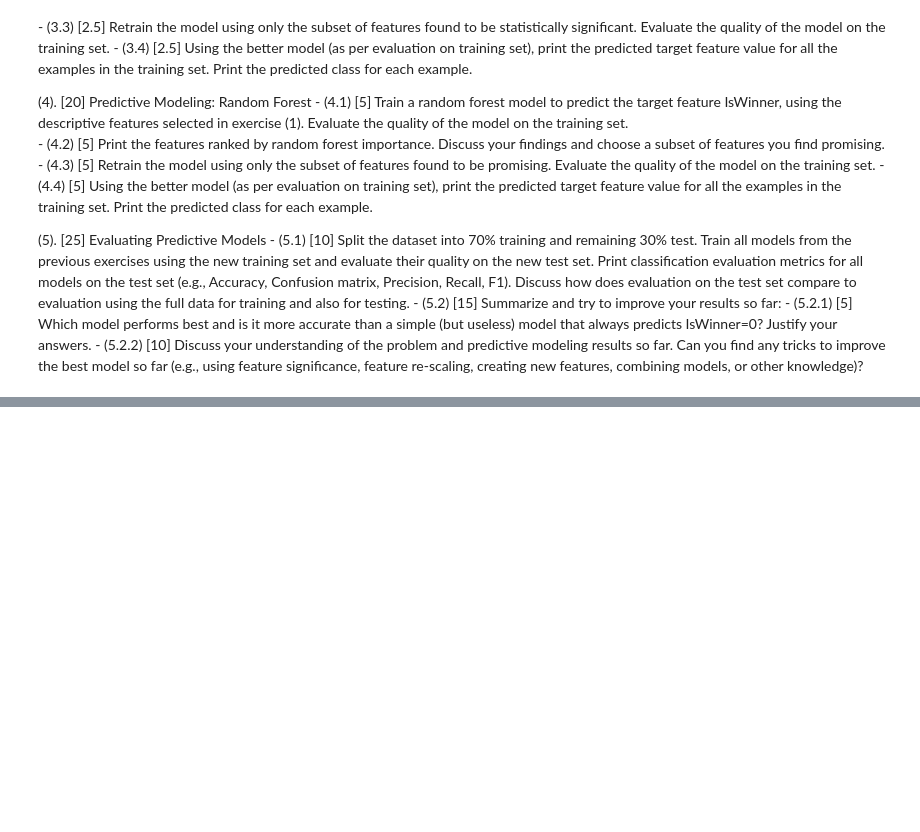
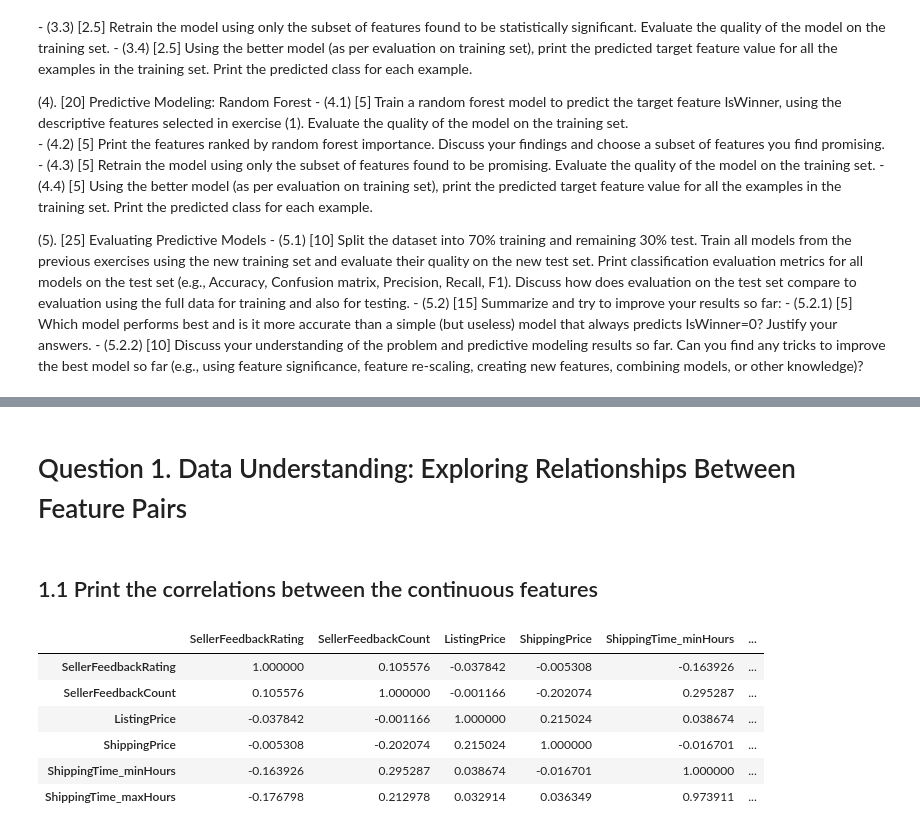
Before and after one commit to PamelaKelly/AmazonFeaturedOffersDataAnalysis, a Jupyter notebook: 2016-Homework2-Notebook.ipynb/2016-Homework2-Notebook.ipynb, the cells around one changed output, grey strips where cells are left out. Cells and saved outputs as stored; diff of their text form; code cells hidden in the pictures; blank space fills up the shorter version.

```diff
--- a/2016-Homework2-Notebook.ipynb/2016-Homework2-Notebook.ipynb
+++ b/2016-Homework2-Notebook.ipynb/2016-Homework2-Notebook.ipynb
@@ -62,0 +87,14 @@ We use the same dataset from Homework1 (you can use your cleaned/prepared CSV or
+# %% [markdown]
+# Question 1. Data Understanding: Exploring Relationships Between Feature Pairs
+# %% [markdown]
+## 1.1 Print the correlations between the continuous features
+# %%
+df[['SellerFeedbackRating', 'SellerFeedbackCount', 'ListingPrice', 'ShippingPrice', 'ShippingTime_minHours', 'ShippingTime_maxHours']].corr()
+# %% [output]
+|  | SellerFeedbackRating | SellerFeedbackCount | ListingPrice | ShippingPrice | ShippingTime_minHours | ... |
+| SellerFeedbackRating | 1.000000 | 0.105576 | -0.037842 | -0.005308 | -0.163926 | ... |
+| SellerFeedbackCount | 0.105576 | 1.000000 | -0.001166 | -0.202074 | 0.295287 | ... |
+| ListingPrice | -0.037842 | -0.001166 | 1.000000 | 0.215024 | 0.038674 | ... |
+| ShippingPrice | -0.005308 | -0.202074 | 0.215024 | 1.000000 | -0.016701 | ... |
+| ShippingTime_minHours | -0.163926 | 0.295287 | 0.038674 | -0.016701 | 1.000000 | ... |
+| ShippingTime_maxHours | -0.176798 | 0.212978 | 0.032914 | 0.036349 | 0.973911 | ... |
```
Also changed, not shown: parts of 28 cells of this notebook.
